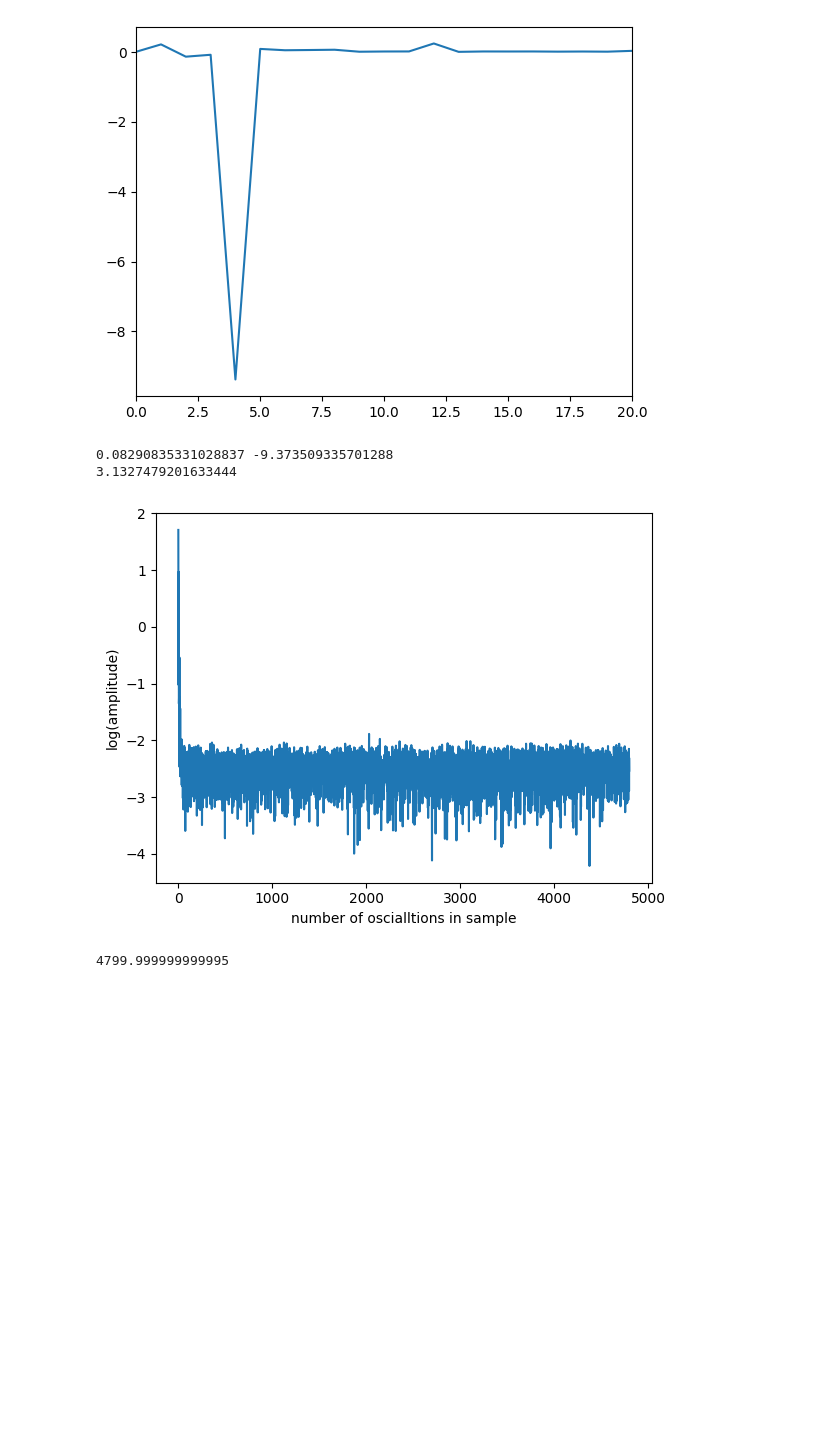
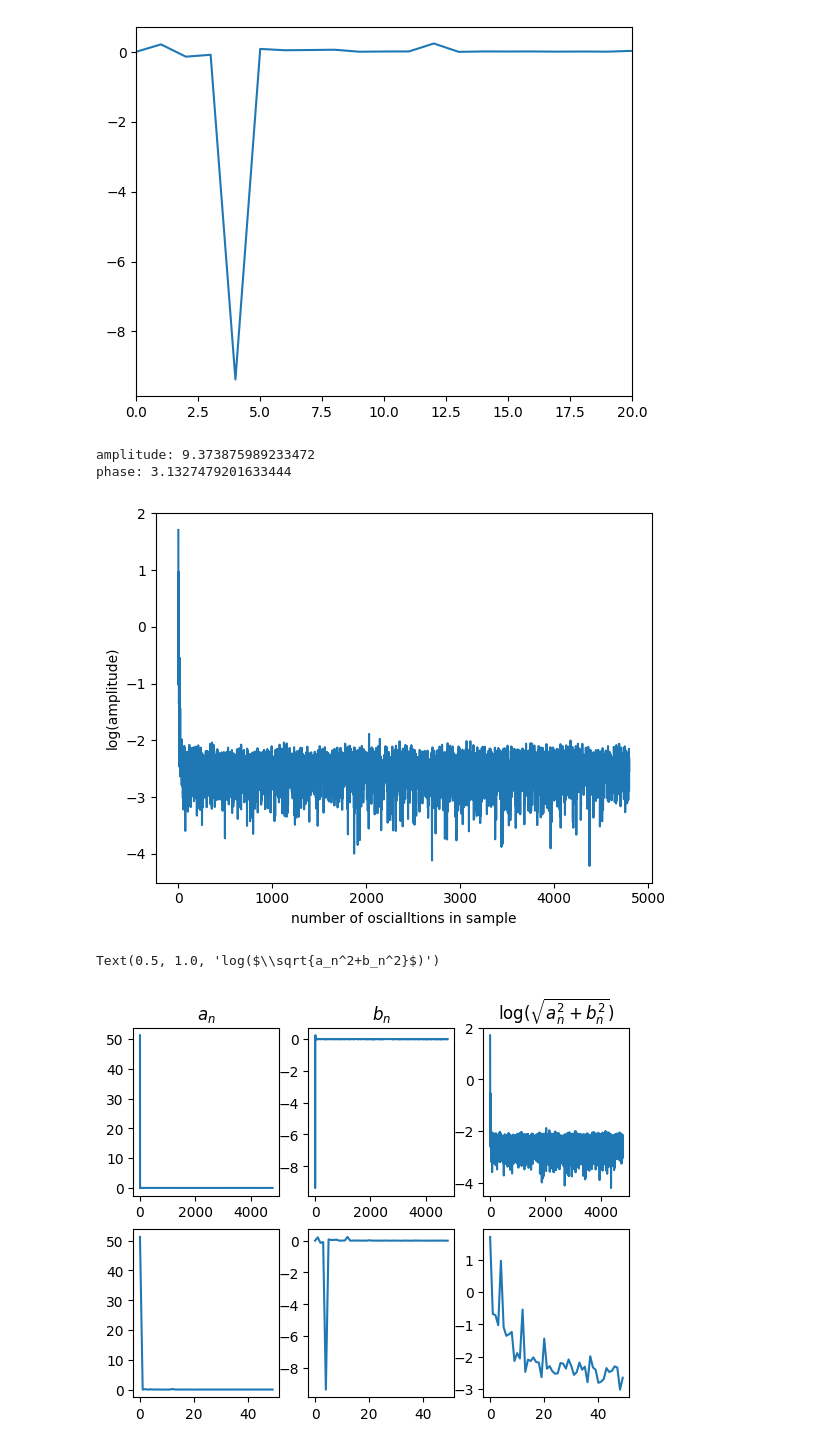
Before and after one commit to tonyko618/Waves_Lab, a Jupyter notebook: Session2/code.ipynb, the cells around one changed output. Cells and saved outputs as stored; diff of their text form; code cells hidden in the pictures; blank space fills up the shorter version.

```diff
--- a/Session2/code.ipynb
+++ b/Session2/code.ipynb
@@ -99,17 +99,25 @@ plt.ylabel("log(amplitude)")
 plt.xlabel("number of oscialltions in sample")
 
 phase = np.arctan2(an[:num],bn[:num])
-print(an[4],bn[4])
-print(phase[4])
+print(f"amplitude: {(an[4]**2+bn[4]**2)**0.5}")
+print(f"phase: {phase[4]}")
 # %% [output]
-0.08290835331028837 -9.373509335701288
-3.1327479201633444
+amplitude: 9.373875989233472
+phase: 3.1327479201633444
 [figure]
-# %%
-total = 0
-for x in range(len(y1)):
-    total += (np.cos(2*np.pi*4/9600*x))**2
-total*2/9600
-# %% [output]
-4799.999999999995
+# %%
+fig, ax = plt.subplots(2,3)
+ax[0,0].plot(an)
+ax[0,1].plot(bn)
+ax[0,2].plot(np.log10(np.sqrt(an**2+bn**2)))
+ax[1,0].plot(an[:50])
+ax[1,1].plot(bn[:50])
+ax[1,2].plot(np.log10(np.sqrt(an[:50]**2+bn[:50]**2)))
+
+ax[0,0].set_title("$a_n$")
+ax[0,1].set_title("$b_n$")
+ax[0,2].set_title(r"log($\sqrt{a_n^2+b_n^2}$)")
+# %% [output]
+Text(0.5, 1.0, 'log($\\sqrt{a_n^2+b_n^2}$)')
+[figure, added]
 # %%
```
Also changed, not shown: parts of 1 cell of this notebook.
